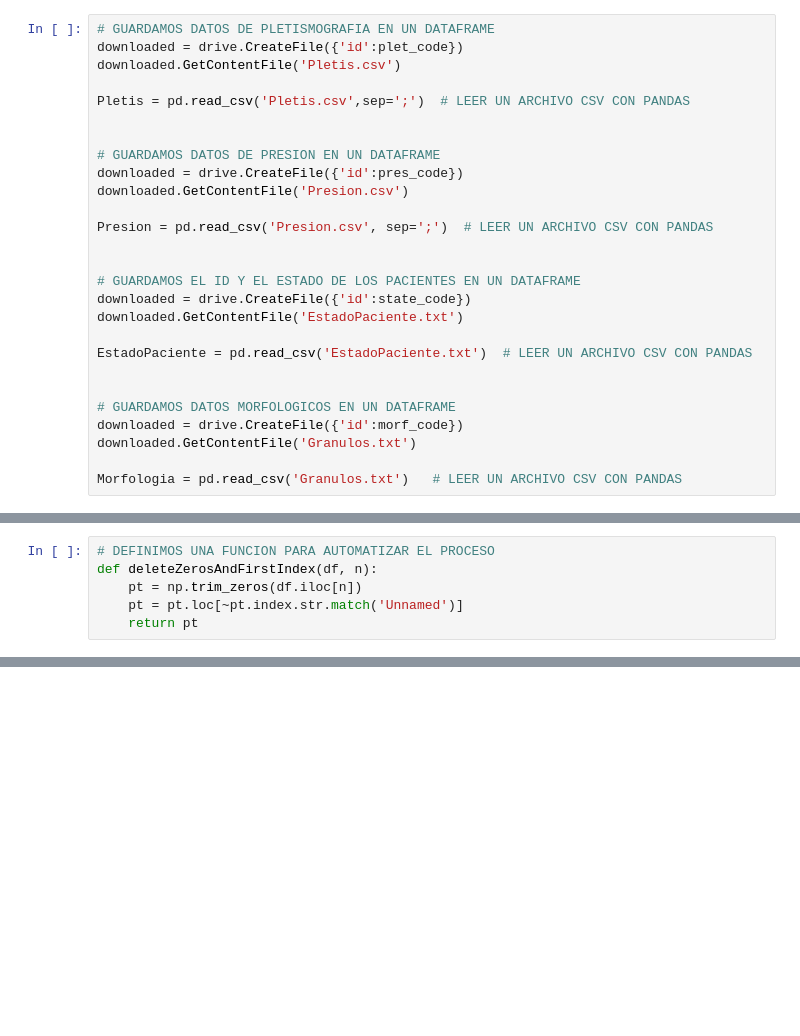
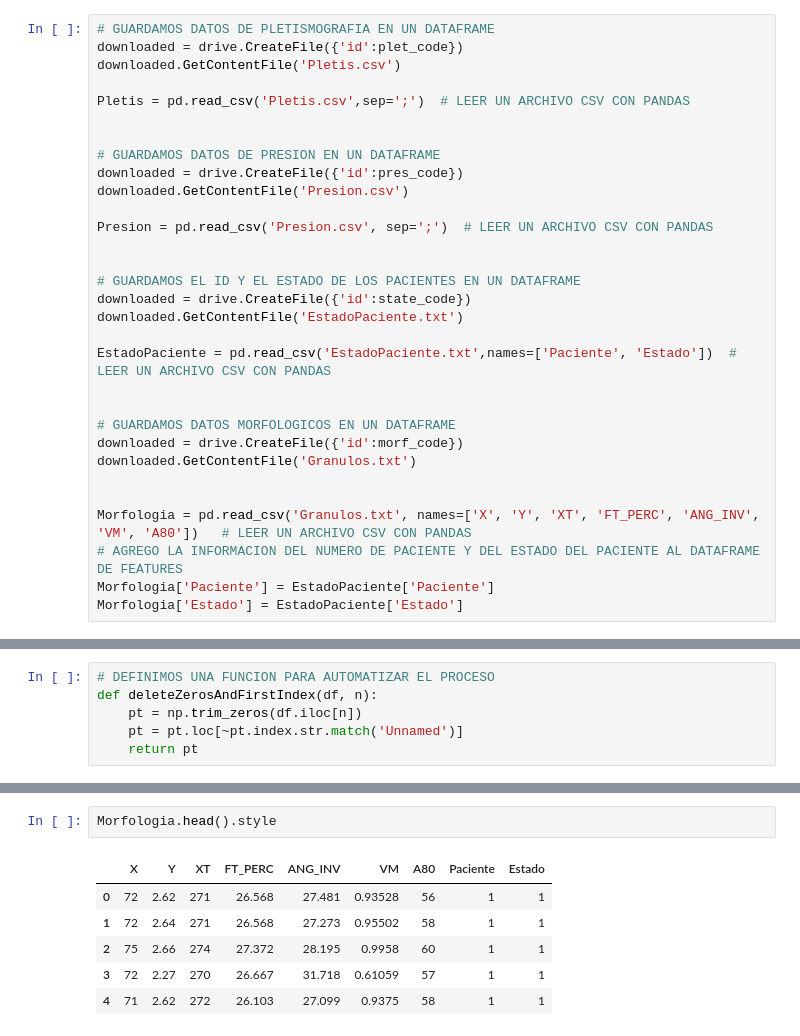
Before and after one commit to Kuensha/MyRepo, a Jupyter notebook: Workshop_Time_Series_Parte_III.ipynb, the cells around one changed output, grey strips where cells are left out. Drawn from its saved outputs; the diff is of its cells as text; blank space fills up the shorter version.

```diff
--- a/Workshop_Time_Series_Parte_III.ipynb
+++ b/Workshop_Time_Series_Parte_III.ipynb
@@ -96,14 +96,18 @@ Presion = pd.read_csv('Presion.csv', sep=';')  # LEER UN ARCHIVO CSV CON PANDAS
 downloaded = drive.CreateFile({'id':state_code})
 downloaded.GetContentFile('EstadoPaciente.txt')
 
-EstadoPaciente = pd.read_csv('EstadoPaciente.txt')  # LEER UN ARCHIVO CSV CON PANDAS
+EstadoPaciente = pd.read_csv('EstadoPaciente.txt',names=['Paciente', 'Estado'])  # LEER UN ARCHIVO CSV CON PANDAS
 
 
 # GUARDAMOS DATOS MORFOLOGICOS EN UN DATAFRAME
 downloaded = drive.CreateFile({'id':morf_code})
 downloaded.GetContentFile('Granulos.txt')
 
-Morfologia = pd.read_csv('Granulos.txt')   # LEER UN ARCHIVO CSV CON PANDAS
+
+Morfologia = pd.read_csv('Granulos.txt', names=['X', 'Y', 'XT', 'FT_PERC', 'ANG_INV', 'VM', 'A80'])   # LEER UN ARCHIVO CSV CON PANDAS
+# AGREGO LA INFORMACION DEL NUMERO DE PACIENTE Y DEL ESTADO DEL PACIENTE AL DATAFRAME DE FEATURES
+Morfologia['Paciente'] = EstadoPaciente['Paciente']
+Morfologia['Estado'] = EstadoPaciente['Estado']
 # %% [markdown]
 
 
@@ -213,0 +237,9 @@ plt.plot(dff,'.')
+# %%
+Morfologia.head().style
+# %% [output]
+|  | X | Y | XT | FT_PERC | ANG_INV | VM | A80 | Paciente | Estado |
+| 0 | 72 | 2.62 | 271 | 26.568 | 27.481 | 0.93528 | 56 | 1 | 1 |
+| 1 | 72 | 2.64 | 271 | 26.568 | 27.273 | 0.95502 | 58 | 1 | 1 |
+| 2 | 75 | 2.66 | 274 | 27.372 | 28.195 | 0.9958 | 60 | 1 | 1 |
+| 3 | 72 | 2.27 | 270 | 26.667 | 31.718 | 0.61059 | 57 | 1 | 1 |
+| 4 | 71 | 2.62 | 272 | 26.103 | 27.099 | 0.9375 | 58 | 1 | 1 |
```
Also changed, not shown: parts of 22 cells of this notebook.
